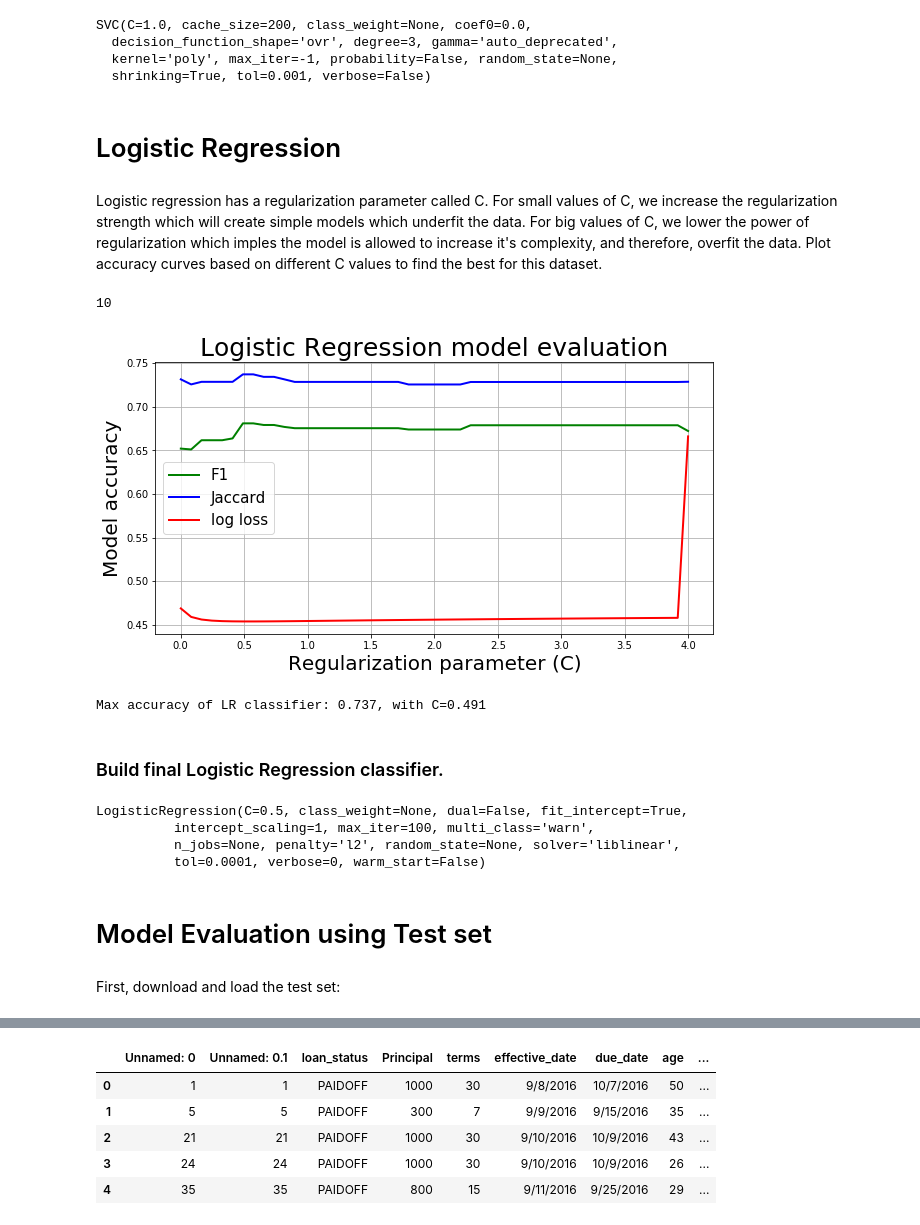
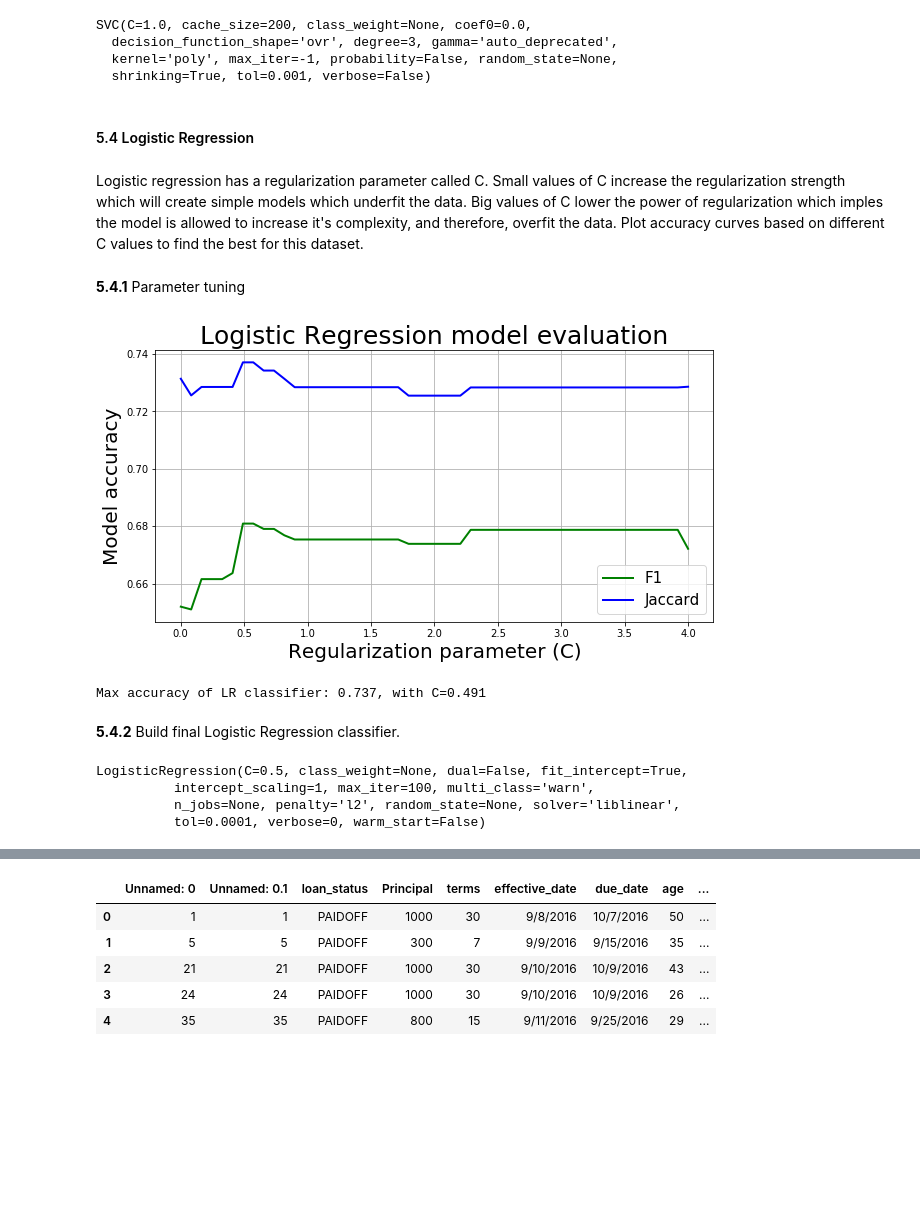
Before and after one commit to Ehsan-Negahbani/Best-Classifier, a Jupyter notebook: Project Notebook.ipynb, the cells around one changed output, grey strips where cells are left out. Saved outputs shown, nothing was run; the diff lists cells and outputs as text; code cells hidden in the pictures; blank space fills up the shorter version.

```diff
--- a/Project Notebook.ipynb
+++ b/Project Notebook.ipynb
@@ -426,7 +367,8 @@ for n in range(1, Ks):
     for train_index, test_index in kfold.split(X):
         knn.fit(X[train_index], y[train_index])
         yhat = knn.predict(X[test_index])
-        f1_kfold_vals[n2] = f1_score(y[test_index], yhat, average='weighted')
+        f1_kfold_vals[n2] = f1_score(y[test_index], yhat,
+                                      average='weighted')
         Jac_kfold_vals[n2] = jaccard_similarity_score(y[test_index], yhat)
         n2+=1
 
@@ -646,77 +550,55 @@ SVC(C=1.0, cache_size=200, class_weight=None, coef0=0.0,
   kernel='poly', max_iter=-1, probability=False, random_state=None,
   shrinking=True, tol=0.001, verbose=False)
 # %% [markdown]
-# Logistic Regression
+#### 5.4 Logistic Regression
 # %% [markdown]
-Logistic regression has a regularization parameter called C. For small values of C, we increase the regularization strength which will create simple models which underfit the data. For big values of C, we lower the power of regularization which imples the model is allowed to increase it's complexity, and therefore, overfit the data.
+Logistic regression has a regularization parameter called C. Small values of C increase the regularization strength which will create simple models which underfit the data. Big values of C lower the power of regularization which imples the model is allowed to increase it's complexity, and therefore, overfit the data.
 Plot accuracy curves based on different C values to find the best for this dataset.
-# %%
-n2
-# %% [output]
-10
+# %% [markdown]
+**5.4.1** Parameter tuning
 # %%
-from sklearn.metrics import log_loss
 from sklearn.linear_model import LogisticRegression
 Cvec = np.linspace(0.001, 4, 50)
 n=0
 F1_scores = np.zeros(len(Cvec))
 Jaccard_scores = np.zeros(len(Cvec))
-log_loss_scores = np.zeros(len(Cvec))
-# LogLoss = np.zeros(len(Cvec))
 for myC in Cvec:
-#     print(n)
-#     LR = LogisticRegression(C=myC, solver='liblinear').fit(X_train,y_train)
-#     yhat = LR.predict(X_test)
-#     F1_scores[n] = f1_score(y_test, yhat, average='weighted')
-#     Jaccard_scores[n] = jaccard_similarity_score(y_test, yhat)
-# #     LogLoss[n] = log_loss(y_test, yhat, eps=1e-15, normalize=True)
-
     # Build the model
     LR = LogisticRegression(C=myC, solver='liblinear')
-
     # perform a k-fold cross-validation to estimate the model accuracy
 #     folds = 10
     kfold = KFold(folds, True, 1)
-#     print(n2)
     n2 = 0
     f1_kfold_vals = np.zeros((folds))
     Jac_kfold_vals = np.zeros((folds))
-    log_loss_vals = np.zeros((folds))
     # enumerate splits
     for train_index, test_index in kfold.split(X):
         LR.fit(X[train_index], y[train_index])
         yhat = LR.predict(X[test_index])
-        yhat_prob = LR.predict_proba(X[test_index])
         f1_kfold_vals[n2]  =                 f1_score(y[test_index], yhat, average='weighted')
         Jac_kfold_vals[n2] = jaccard_similarity_score(y[test_index], yhat)
-        log_loss_vals[n2]  =                 log_loss(y[test_index], yhat_prob,
-                                       eps=1e-15, normalize=True, sample_weight=None, labels=None)
         n2+=1
     # compute the mean accuracy based on accuracy of k-folds
     F1_scores[n-1] = f1_kfold_vals.mean()
     Jaccard_scores[n-1] = Jac_kfold_vals.mean()
-    log_loss_scores[n-1] = log_loss_vals.mean()
     n+=1
 
 plt.figure(figsize=(10,5))
 plt.plot(Cvec, F1_scores, 'g', linewidth=2)
 plt.plot(Cvec,Jaccard_scores, 'b', linewidth=2)
-plt.plot(Cvec,log_loss_scores, 'r', linewidth=2)
-plt.legend(('F1', 'Jaccard', 'log loss'), fontsize=15)
-# plt.xticks(C, C, rotation=0, fontsize = 15)
-# plt.xscale('log')
+plt.legend(('F1', 'Jaccard'), fontsize=15)
 plt.xlabel('Regularization parameter (C)', fontsize=20)
 plt.ylabel('Model accuracy', fontsize = 20)
 plt.title('Logistic Regression model evaluation', fontsize = 25)
 plt.grid()
 plt.show()
 print('Max accuracy of LR classifier: {:3.3}, with C={:3.3}'.format(Jaccard_scores.max(),
                                                                                   Cvec[np.argmax(Jaccard_scores)] ))
 # %% [output]
-[figure, old version]
+[figure, new version]
 Max accuracy of LR classifier: 0.737, with C=0.491
 # %% [markdown]
-### Build final Logistic Regression classifier.
+**5.4.2** Build final Logistic Regression classifier.
 # %%
 LR = LogisticRegression(C=0.5, solver='liblinear')
 # LR.fit(X_train,y_train)
@@ -726,5 +608,3 @@ LogisticRegression(C=0.5, class_weight=None, dual=False, fit_intercept=True,
           intercept_scaling=1, max_iter=100, multi_class='warn',
           n_jobs=None, penalty='l2', random_state=None, solver='liblinear',
           tol=0.0001, verbose=0, warm_start=False)
-# %% [markdown]
-# Model Evaluation using Test set
@@ -735,2 +610,0 @@ from sklearn.metrics import log_loss
-# %% [markdown]
-First, download and load the test set:
```
Also changed, not shown: parts of 91 cells of this notebook.
